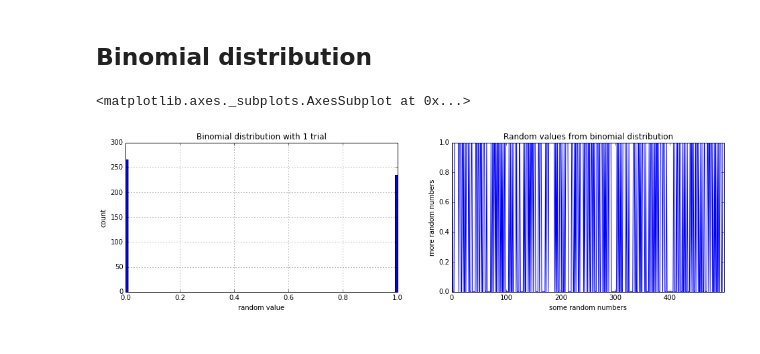
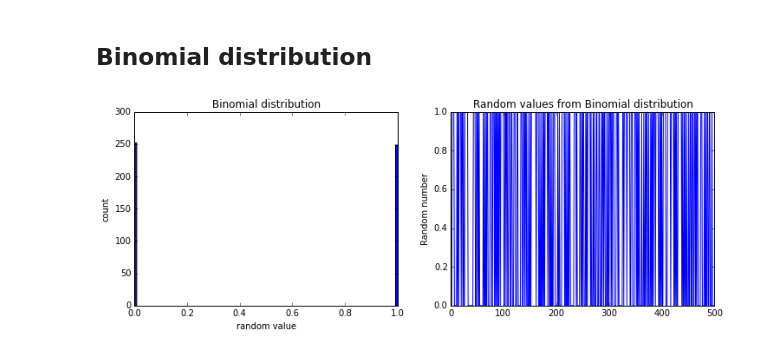
Before and after one commit to klangner/notebooks, a Jupyter notebook: stats/Probability distributions.ipynb, the cells around one changed output. Cells and saved outputs as stored; diff of their text form; code cells hidden in the pictures.

```diff
--- a/stats/Probability distributions.ipynb
+++ b/stats/Probability distributions.ipynb
@@ -70,19 +44,7 @@ df3.plot()
 # %% [markdown]
 ## Binomial distribution
-# %%
-df4 = pd.Series(np.random.binomial(n=1, p=0.5, size=500))
-
-fig = plt.figure(figsize=(16,4))
-ax1 = fig.add_subplot(121)
-ax1.set_title("Binomial distribution with 1 trial")
-ax1.set_xlabel('random value')
-ax1.set_ylabel('count')
-df4.hist(bins=100)
-ax2 = fig.add_subplot(122)
-ax2.set_title("Random values from binomial distribution")
-ax2.set_xlabel('some random numbers')
-ax2.set_ylabel('more random numbers')
-df4.plot()
-# %% [output]
-<matplotlib.axes._subplots.AxesSubplot at 0x...>
-[figure, removed]
+# %%
+df4 = np.random.binomial(n=1, p=0.5, size=500)
+plot_dist(df4, "Binomial")
+# %% [output]
+[figure, added]
```
Also changed, not shown: parts of 10 cells of this notebook, 2 other files.
